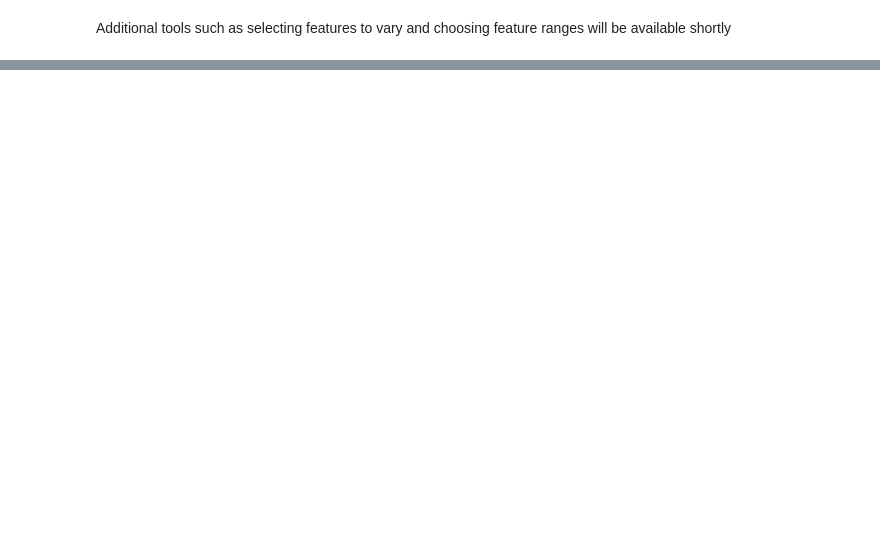
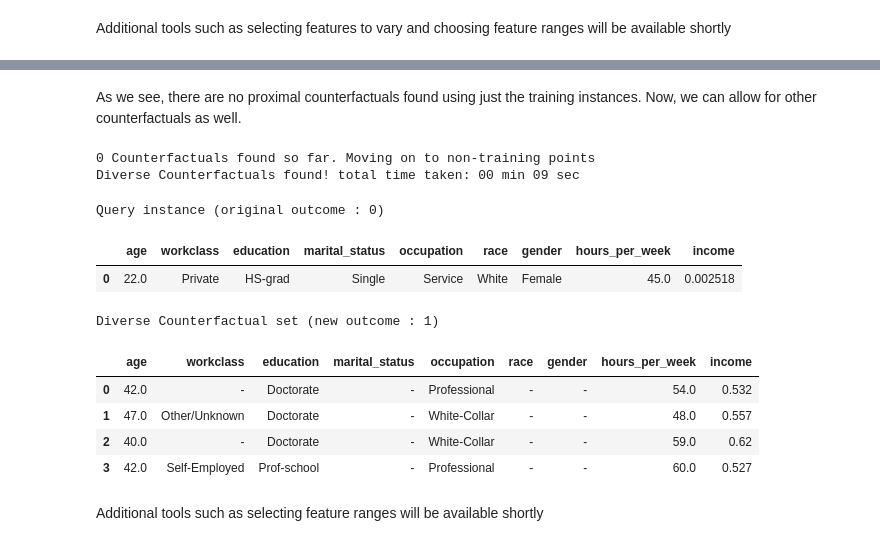
Before and after one commit to interpretml/DiCE, a Jupyter notebook: docs/source/notebooks/DiCE_model_agnostic_CFs.ipynb, the cells around one changed output, grey strips where cells are left out. Saved outputs shown, nothing was run; the diff lists cells and outputs as text; code cells hidden in the pictures; blank space fills up the shorter version.

Commit message:
Updated merge commit, fixed dice_KD posthoc sparsity bug, added documentation for benchmarking CF methods and diceKD, dicegenetic APIs
Signed-off-by: Soundarya Krishnan <soundaryak4898@gmail.com>

```diff
--- a/docs/source/notebooks/DiCE_model_agnostic_CFs.ipynb
+++ b/docs/source/notebooks/DiCE_model_agnostic_CFs.ipynb
@@ -211,0 +231,4 @@ Additional tools such as selecting features to vary and choosing feature ranges
+# %%
+mlp = MLPClassifier(hidden_layer_sizes=(20), alpha=0.001, learning_rate_init=0.01, batch_size=32, random_state=17,
+                    max_iter=20, verbose=False, validation_fraction=0.2, ) #max_iter is epochs in TF
+mlp.fit(X_train, y_train.values.ravel())
@@ -211,0 +243,4 @@ Additional tools such as selecting features to vary and choosing feature ranges
+# %%
+# provide the trained ML model to DiCE's model object
+backend = None
+m = dice_ml.Model(model=mlp, backend=backend)
@@ -211,0 +251,3 @@ Additional tools such as selecting features to vary and choosing feature ranges
+# %%
+# initiate DiceKD
+exp_KD = DiceKD(d, m)
@@ -211,0 +289,24 @@ Additional tools such as selecting features to vary and choosing feature ranges
+# %% [markdown]
+As we see, there are no proximal counterfactuals found using just the training instances. Now, we can allow for other counterfactuals as well.
+# %%
+# generate counterfactuals
+dice_exp_KD = exp_KD.generate_counterfactuals(query_instance, total_CFs=4, desired_class="opposite",
+                                       features_to_vary=['age', 'workclass','education','occupation','hours_per_week'],
+                                       training_points_only = False)
+# %% [output]
+0 Counterfactuals found so far. Moving on to non-training points
+Diverse Counterfactuals found! total time taken: 00 min 09 sec
+# %%
+dice_exp_KD.visualize_as_dataframe(show_only_changes=True)
+# %% [output]
+Query instance (original outcome : 0)
+|  | age | workclass | education | marital_status | occupation | race | gender | hours_per_week | income |
+| 0 | 22.0 | Private | HS-grad | Single | Service | White | Female | 45.0 | 0.002518 |
+Diverse Counterfactual set (new outcome : 1)
+|  | age | workclass | education | marital_status | occupation | race | gender | hours_per_week | income |
+| 0 | 42.0 | - | Doctorate | - | Professional | - | - | 54.0 | 0.532 |
+| 1 | 47.0 | Other/Unknown | Doctorate | - | White-Collar | - | - | 48.0 | 0.557 |
+| 2 | 40.0 | - | Doctorate | - | White-Collar | - | - | 59.0 | 0.62 |
+| 3 | 42.0 | Self-Employed | Prof-school | - | Professional | - | - | 60.0 | 0.527 |
+# %% [markdown]
+Additional tools such as selecting feature ranges will be available shortly
```
Also changed, not shown: parts of 24 cells of this notebook, 5 other files.
